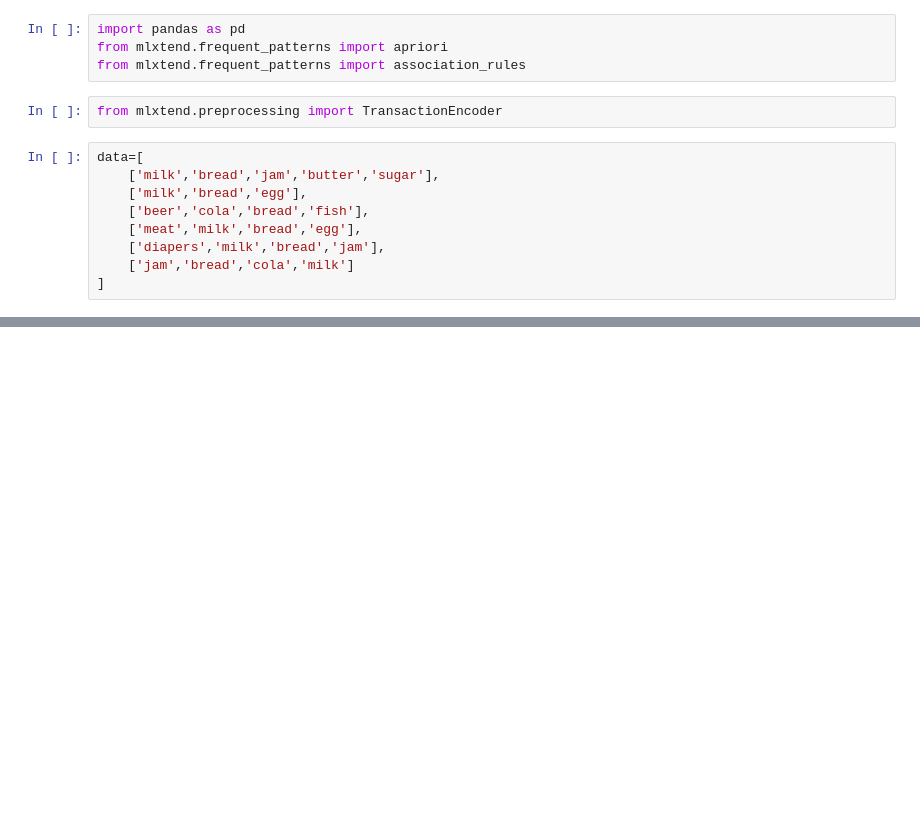
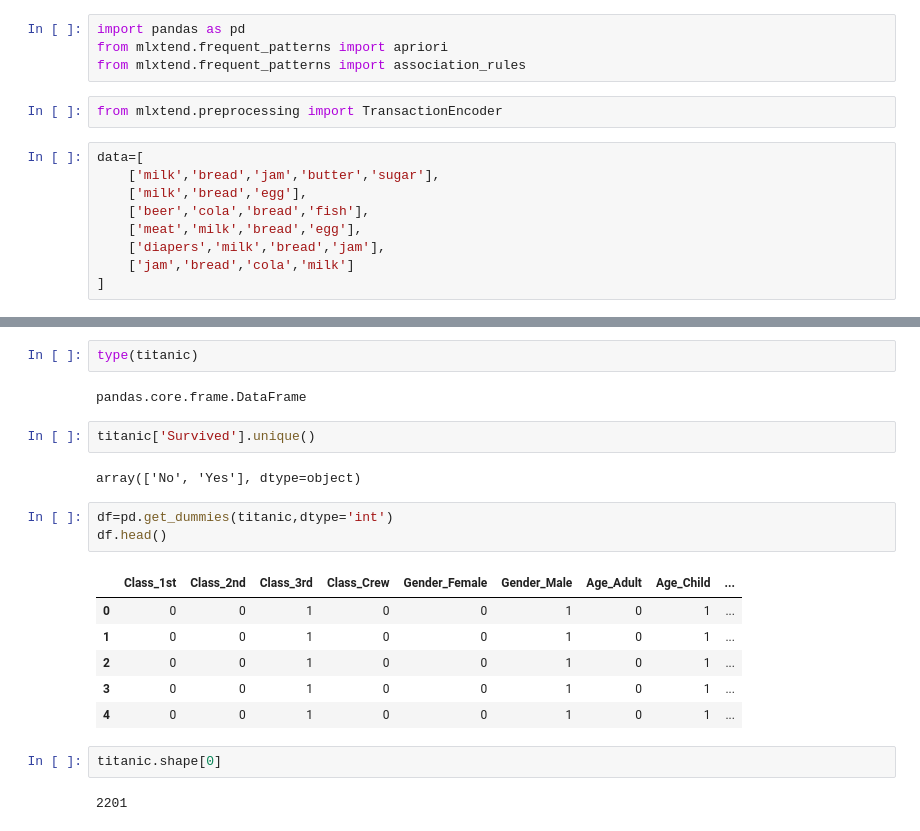
Before and after one commit to torettdom/AD-codes, a Jupyter notebook: day29.ipynb, the cells around one changed output, grey strips where cells are left out. Cells and saved outputs as stored; diff of their text form; blank space fills up the shorter version.

```diff
--- a/day29.ipynb
+++ b/day29.ipynb
@@ -39,0 +77,22 @@ data=[
+# %%
+type(titanic)
+# %% [output]
+pandas.core.frame.DataFrame
+# %%
+titanic['Survived'].unique()
+# %% [output]
+array(['No', 'Yes'], dtype=object)
+# %%
+df=pd.get_dummies(titanic,dtype='int')
+df.head()
+# %% [output]
+|  | Class_1st | Class_2nd | Class_3rd | Class_Crew | Gender_Female | Gender_Male | Age_Adult | Age_Child | ... |
+| 0 | 0 | 0 | 1 | 0 | 0 | 1 | 0 | 1 | ... |
+| 1 | 0 | 0 | 1 | 0 | 0 | 1 | 0 | 1 | ... |
+| 2 | 0 | 0 | 1 | 0 | 0 | 1 | 0 | 1 | ... |
+| 3 | 0 | 0 | 1 | 0 | 0 | 1 | 0 | 1 | ... |
+| 4 | 0 | 0 | 1 | 0 | 0 | 1 | 0 | 1 | ... |
+# %%
+titanic.shape[0]
+# %% [output]
+2201
```
Also changed, not shown: parts of 10 cells of this notebook.
